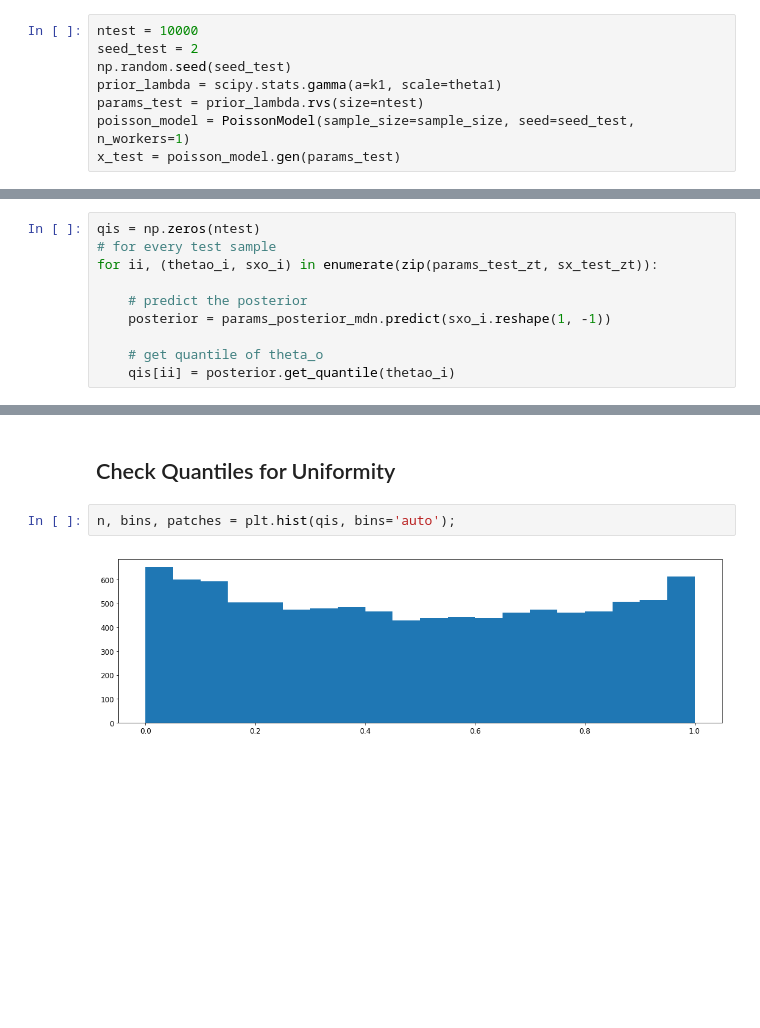
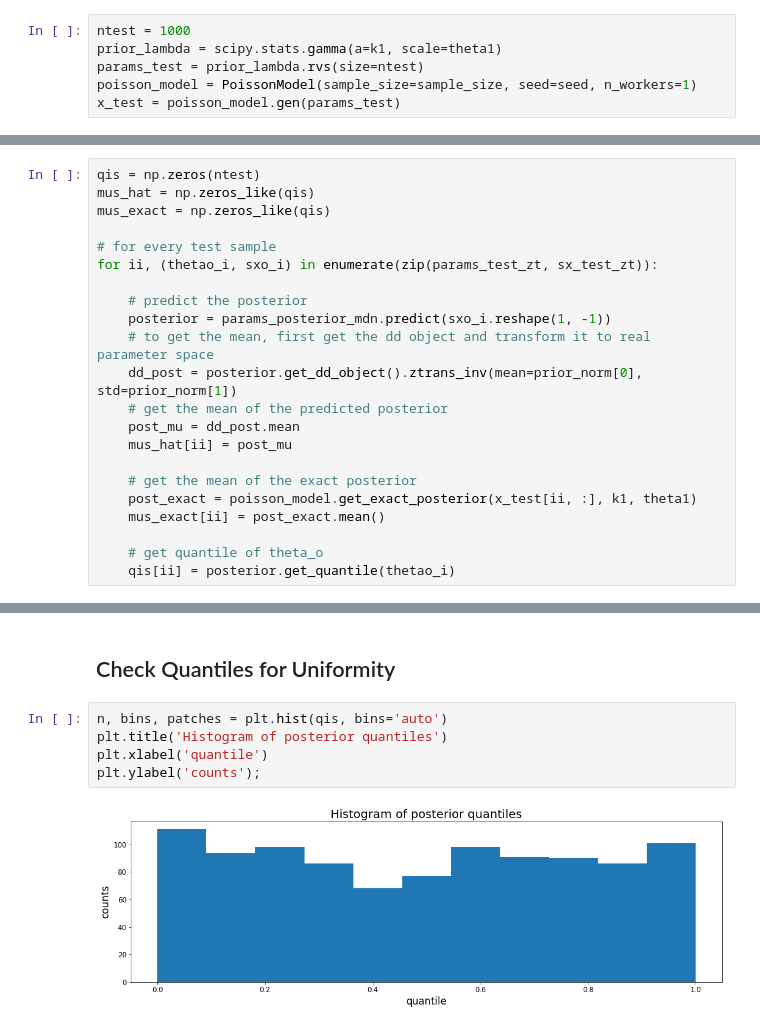
Before and after one commit to janfb/mcabc, a Jupyter notebook: notebooks/ModelComparison_ToyExample_QuantileChecks.ipynb, the cells around one changed output, grey strips where cells are left out. Saved outputs shown, nothing was run; the diff lists cells and outputs as text; blank space fills up the shorter version.

```diff
--- a/notebooks/ModelComparison_ToyExample_QuantileChecks.ipynb
+++ b/notebooks/ModelComparison_ToyExample_QuantileChecks.ipynb
@@ -160,12 +188,10 @@ ntest = params_test.size
 # %% [markdown]
 ## Sample new test data
 # %%
-ntest = 10000
-seed_test = 2
-np.random.seed(seed_test)
+ntest = 1000
 prior_lambda = scipy.stats.gamma(a=k1, scale=theta1)
 params_test = prior_lambda.rvs(size=ntest)
-poisson_model = PoissonModel(sample_size=sample_size, seed=seed_test, n_workers=1)
+poisson_model = PoissonModel(sample_size=sample_size, seed=seed, n_workers=1)
 x_test = poisson_model.gen(params_test)
 # %%
 sx_test = calculate_stats_toy_examples(x_test)
@@ -176,10 +202,22 @@ params_test_zt, _ = normalize(params_test, prior_norm)
 # %%
 qis = np.zeros(ntest)
+mus_hat = np.zeros_like(qis)
+mus_exact = np.zeros_like(qis)
+
 # for every test sample
 for ii, (thetao_i, sxo_i) in enumerate(zip(params_test_zt, sx_test_zt)):
 
     # predict the posterior
     posterior = params_posterior_mdn.predict(sxo_i.reshape(1, -1))
+    # to get the mean, first get the dd object and transform it to real parameter space
+    dd_post = posterior.get_dd_object().ztrans_inv(mean=prior_norm[0], std=prior_norm[1])
+    # get the mean of the predicted posterior
+    post_mu = dd_post.mean
+    mus_hat[ii] = post_mu
+
+    # get the mean of the exact posterior
+    post_exact = poisson_model.get_exact_posterior(x_test[ii, :], k1, theta1)
+    mus_exact[ii] = post_exact.mean()
 
     # get quantile of theta_o
     qis[ii] = posterior.get_quantile(thetao_i)
@@ -186,8 +235,11 @@ for ii, (thetao_i, sxo_i) in enumerate(zip(params_test_zt, sx_test_zt)):
 # %% [markdown]
 ## Check Quantiles for Uniformity
 # %%
-n, bins, patches = plt.hist(qis, bins='auto');
+n, bins, patches = plt.hist(qis, bins='auto')
+plt.title('Histogram of posterior quantiles')
+plt.xlabel('quantile')
+plt.ylabel('counts');
 # %% [output]
-[figure, old version]
+[figure, new version]
 # %%
 n /= np.sum(n)
```
Also changed, not shown: parts of 18 cells of this notebook, 2 other files.
